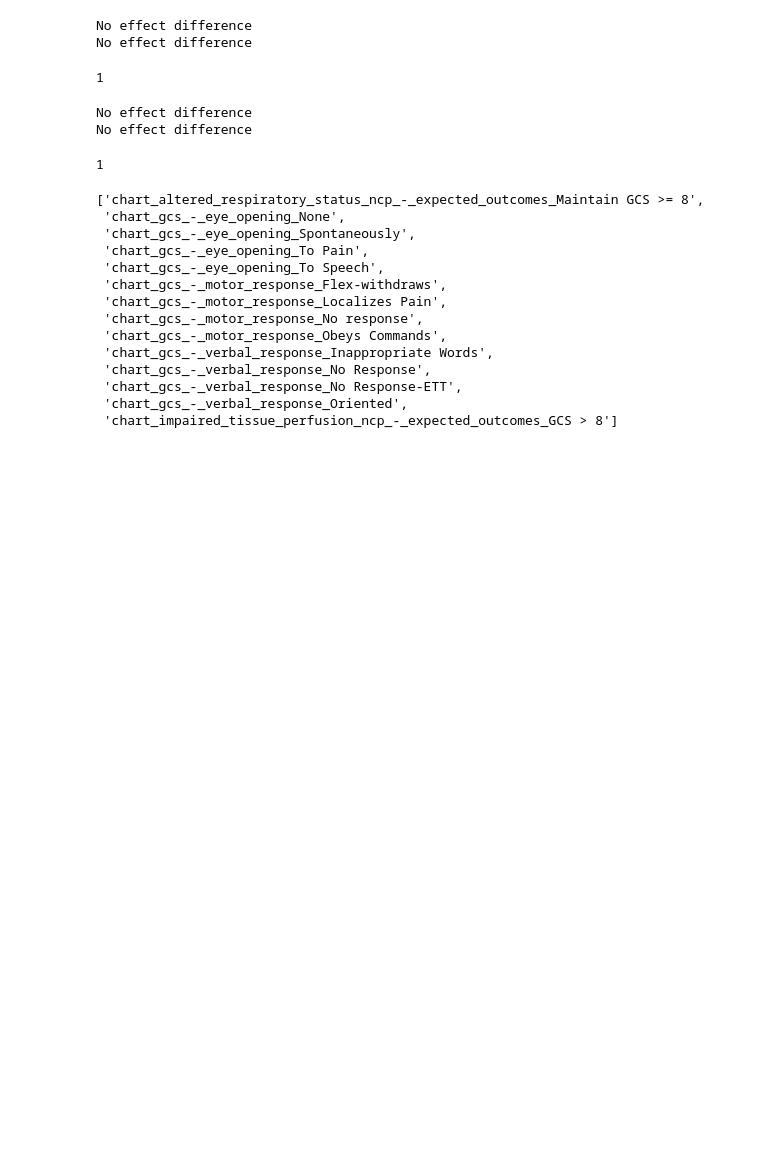
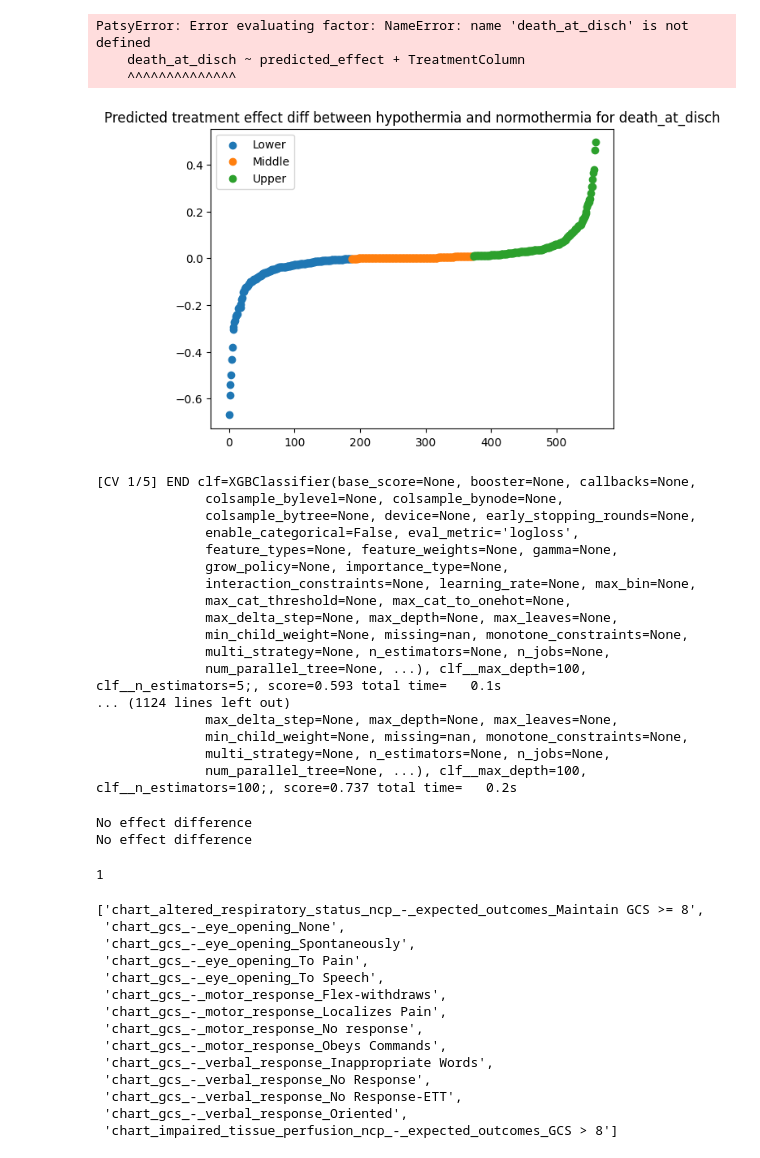
Before and after one commit to michelraskin/ttmhte, a Jupyter notebook: mimiciv/MIMICAnalysisClassif.ipynb, the cells around one changed output. Saved outputs shown, nothing was run; the diff lists cells and outputs as text; code cells hidden in the pictures; blank space fills up the shorter version.

```diff
--- a/mimiciv/MIMICAnalysisClassif.ipynb
+++ b/mimiciv/MIMICAnalysisClassif.ipynb
@@ -260,11 +335,29 @@ myX = pd.concat([X_train.reset_index().drop(columns='index'), X_test.reset_index
 myY = pd.concat([y_train.reset_index().drop(columns='index'), y_test.reset_index().drop(columns='index')])
 # %%
 getTreatmentEffectDiff(aX = myX.reset_index().drop(columns='index'), aY = myY.reset_index().drop(columns='index'), aModel = myBestModel, \
-                       aCategory = 'LastMGCSPositive', aGroup = 'hypothermia', aUseNeuralNetwork = False, aByGroup = False)
+                       aCategory = 'death_at_disch', aGroup = 'hypothermia', aUseNeuralNetwork = False, aByGroup = False)
 # %% [output]
-No effect difference
-No effect difference
+PatsyError: Error evaluating factor: NameError: name 'death_at_disch' is not defined
+    death_at_disch ~ predicted_effect + TreatmentColumn
+    ^^^^^^^^^^^^^^
+[figure, added]
-1
+[CV 1/5] END clf=XGBClassifier(base_score=None, booster=None, callbacks=None,
+              colsample_bylevel=None, colsample_bynode=None,
+              colsample_bytree=None, device=None, early_stopping_rounds=None,
+              enable_categorical=False, eval_metric='logloss',
+              feature_types=None, feature_weights=None, gamma=None,
+              grow_policy=None, importance_type=None,
+              interaction_constraints=None, learning_rate=None, max_bin=None,
+              max_cat_threshold=None, max_cat_to_onehot=None,
+              max_delta_step=None, max_depth=None, max_leaves=None,
+              min_child_weight=None, missing=nan, monotone_constraints=None,
+              multi_strategy=None, n_estimators=None, n_jobs=None,
+              num_parallel_tree=None, ...), clf__max_depth=100, clf__n_estimators=5;, score=0.593 total time=   0.1s
+... (1124 lines left out)
+              max_delta_step=None, max_depth=None, max_leaves=None,
+              min_child_weight=None, missing=nan, monotone_constraints=None,
+              multi_strategy=None, n_estimators=None, n_jobs=None,
+              num_parallel_tree=None, ...), clf__max_depth=100, clf__n_estimators=100;, score=0.737 total time=   0.2s
 # %%
 getTreatmentEffectDiff(aX = myX.reset_index().drop(columns='index'), aY = myY.reset_index().drop(columns='index'), aModel = myBestModel, \
                        aCategory = 'death_at_disch', aGroup = 'hypothermia', aUseNeuralNetwork = False, aByGroup = False)
```
Also changed, not shown: parts of 12 cells of this notebook, 15 other files.
